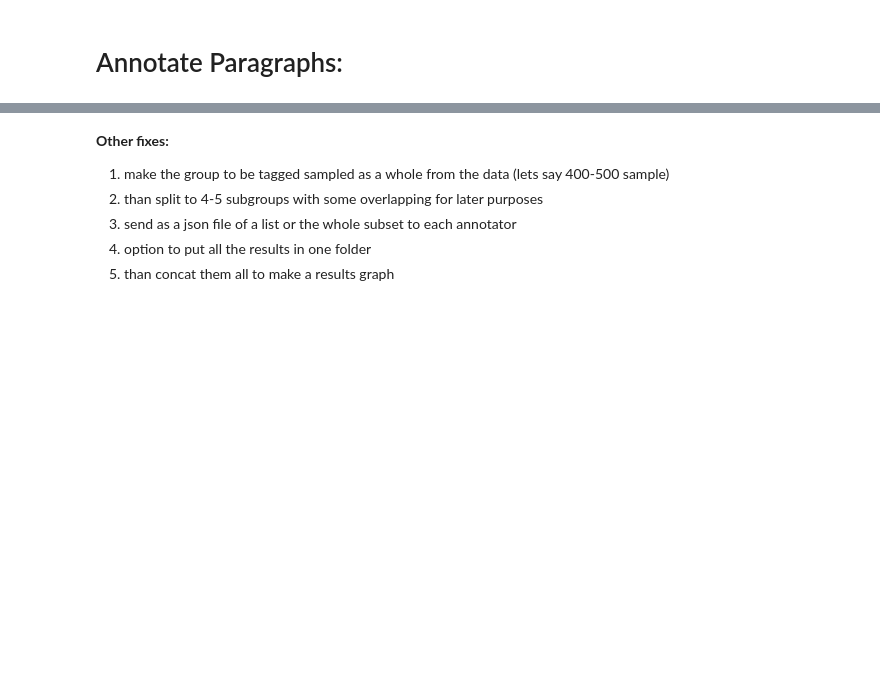
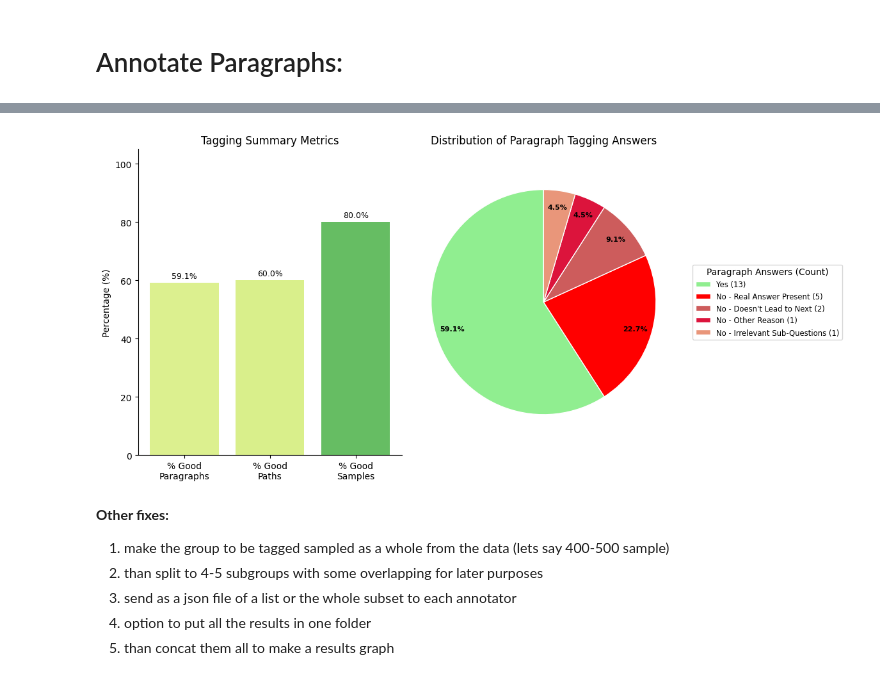
Before and after one commit to danielhk753/CLECK, a Jupyter notebook: notebooks/data_annotation.ipynb, the cells around one changed output, grey strips where cells are left out. Cells and saved outputs as stored; diff of their text form; code cells hidden in the pictures; blank space fills up the shorter version.

Commit message:
Work in progrss - paragraph annotation.

```diff
--- a/notebooks/data_annotation.ipynb
+++ b/notebooks/data_annotation.ipynb
@@ -83,0 +61,5 @@ landscape of action-comedy films.
+# %%
+from knowledge_maze.tools.annotation.data_annotation_paragraphs import interactive_paragraph_tagging, plot_tagging_summary_para
+
+
+tagging_results = interactive_paragraph_tagging(size=5)
@@ -84,3 +76,10 @@ landscape of action-comedy films.
+# %%
+from knowledge_maze.tools.annotation.data_annotation_paragraphs import interactive_paragraph_tagging, plot_tagging_summary_para
+final_df = tagging_results['current_df']
+raw_list = tagging_results['results_list']
+if final_df is not None: plot_tagging_summary_para(final_df) # Adjust plot function if needed
+# %% [output]
+[figure, added]
 # %% [markdown]
 **Other fixes:**
 1. make the group to be tagged sampled as a whole from the data (lets say 400-500 sample)
```
Also changed, not shown: parts of 4 cells of this notebook, 1 other file.
